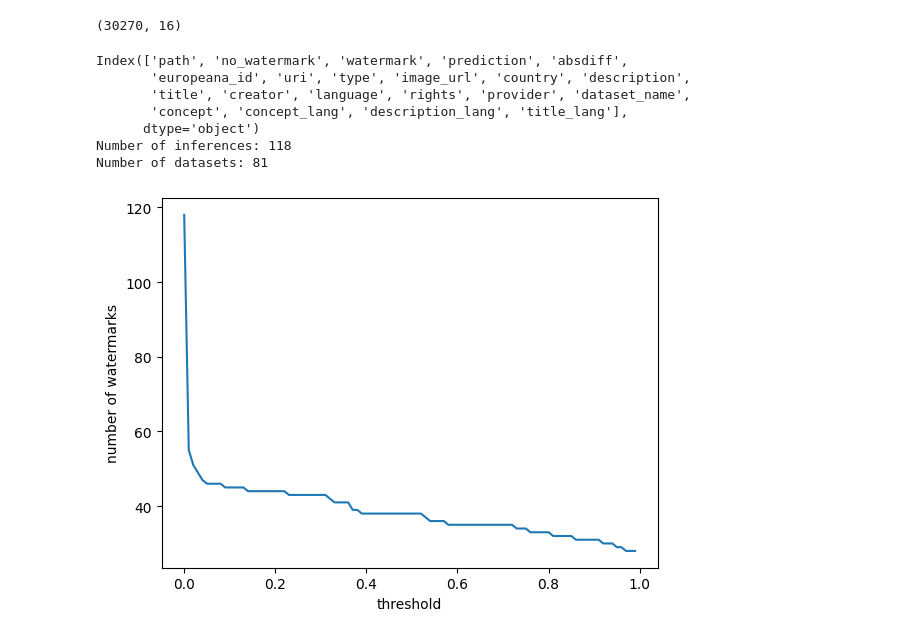
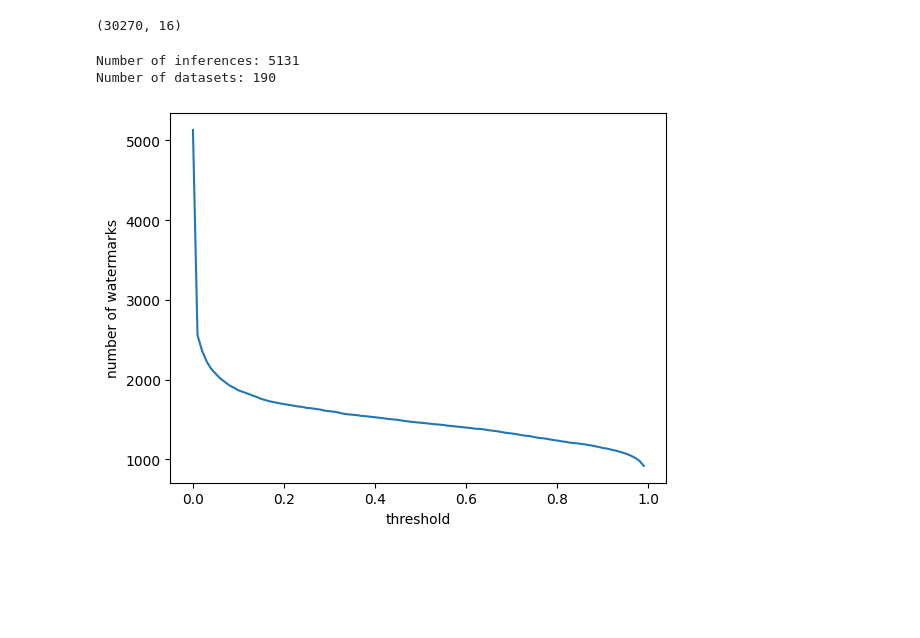
Before and after one commit to europeana/rd-watermark-detection, a Jupyter notebook: notebooks/sample_data_inference.ipynb, the cells around one changed output. Drawn from its saved outputs; the diff is of its cells as text; code cells hidden in the pictures; blank space fills up the shorter version.

Commit message:
opmizing inference

```diff
--- a/notebooks/sample_data_inference.ipynb
+++ b/notebooks/sample_data_inference.ipynb
@@ -165,45 +165,34 @@ dataframe.shape
 # %%
 # Process inference
 
+def fpath2id(x):
+    return Path(x).with_suffix('').name.replace('[ph]','/')
 
+meta_df = pd.read_csv('/storage/data/sample_inference.csv')
 df = pd.read_csv('/storage/results/results_inference.csv')
+df['europeana_id'] = df['path'].apply(fpath2id)
+df = df.drop(['path'], axis=1)
 
-print(df.columns)
 
-df = df.drop([
-    'path',
-    'type',
-    'title_lang',
-    'description_lang',
-    'concept_lang',
-    'concept',
-    'creator',
-    'title',
-    'description',
-    'language'
-], axis=1)
+df = df.merge(meta_df)
+df = df.drop_duplicates(subset=['europeana_id'])
 
 print(f'Number of inferences: {df.shape[0]}')
 print(f'Number of datasets: {len(df.dataset_name.unique())}')
 
 n_watermarks_list = []
 threshold_range = np.arange(0.0,1.0,0.01)
 for threshold in threshold_range:
     df['prediction'] = df['watermark'].apply(lambda x: 'watermark' if x > threshold else 'no_watermark')
     watermark_df = df.loc[df['prediction'] == 'watermark']
     n_watermarks_list.append(watermark_df.shape[0])
 
 img, ax = plt.subplots()
 ax.plot(threshold_range,n_watermarks_list )
 ax.set_xlabel('threshold')
 ax.set_ylabel('number of watermarks')
 plt.show()
 # %% [output]
-Index(['path', 'no_watermark', 'watermark', 'prediction', 'absdiff',
-       'europeana_id', 'uri', 'type', 'image_url', 'country', 'description',
-       'title', 'creator', 'language', 'rights', 'provider', 'dataset_name',
-       'concept', 'concept_lang', 'description_lang', 'title_lang'],
-      dtype='object')
-Number of inferences: 118
-Number of datasets: 81
+Number of inferences: 5131
+Number of datasets: 190
-[figure, old version]
+[figure, new version]
```
Also changed, not shown: parts of 6 cells of this notebook, 1 other file.
